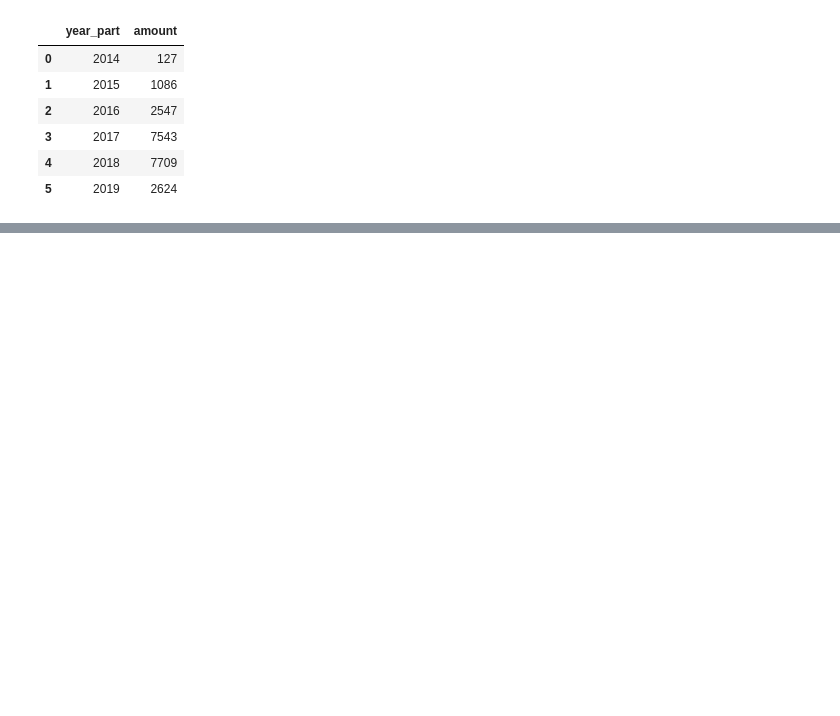
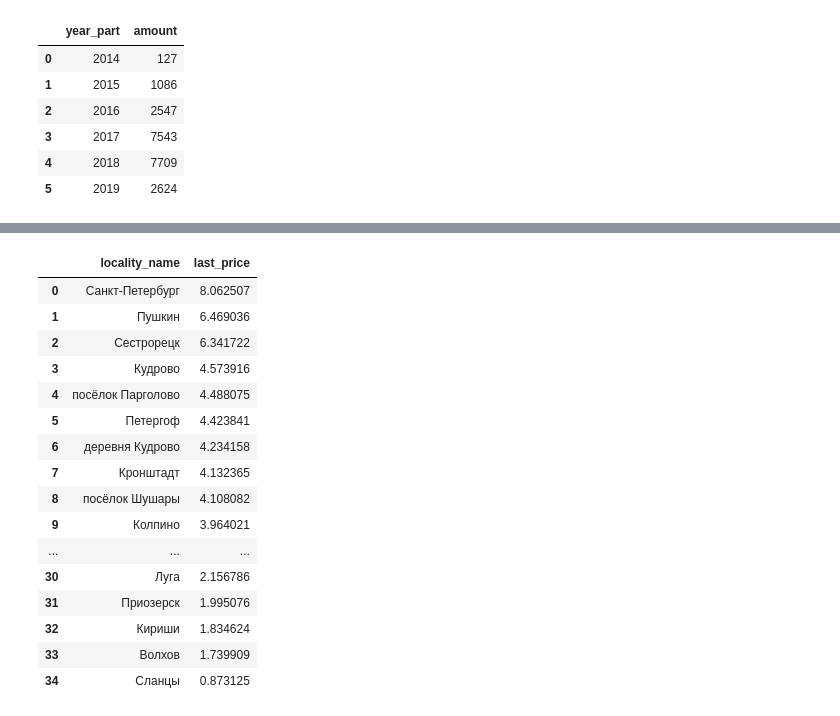
Before and after one commit to gleb-pan/data-analytics-decode, a Jupyter notebook: Submissions/Final_project.ipynb, the cells around one changed output, grey strips where cells are left out. Saved outputs shown, nothing was run; the diff lists cells and outputs as text; code cells hidden in the pictures; blank space fills up the shorter version.

```diff
--- a/Submissions/Final_project.ipynb
+++ b/Submissions/Final_project.ipynb
@@ -249,0 +260,22 @@ plt.show()
+# %%
+import seaborn as sns
+
+sns.
+# %% [output]
+|  | locality_name | last_price |
+| 0 | Санкт-Петербург | 8.062507 |
+| 1 | Пушкин | 6.469036 |
+| 2 | Сестрорецк | 6.341722 |
+| 3 | Кудрово | 4.573916 |
+| 4 | посёлок Парголово | 4.488075 |
+| 5 | Петергоф | 4.423841 |
+| 6 | деревня Кудрово | 4.234158 |
+| 7 | Кронштадт | 4.132365 |
+| 8 | посёлок Шушары | 4.108082 |
+| 9 | Колпино | 3.964021 |
+| ... | ... | ... |
+| 30 | Луга | 2.156786 |
+| 31 | Приозерск | 1.995076 |
+| 32 | Кириши | 1.834624 |
+| 33 | Волхов | 1.739909 |
+| 34 | Сланцы | 0.873125 |
```
Also changed, not shown: parts of 6 cells of this notebook, 1 other file.
